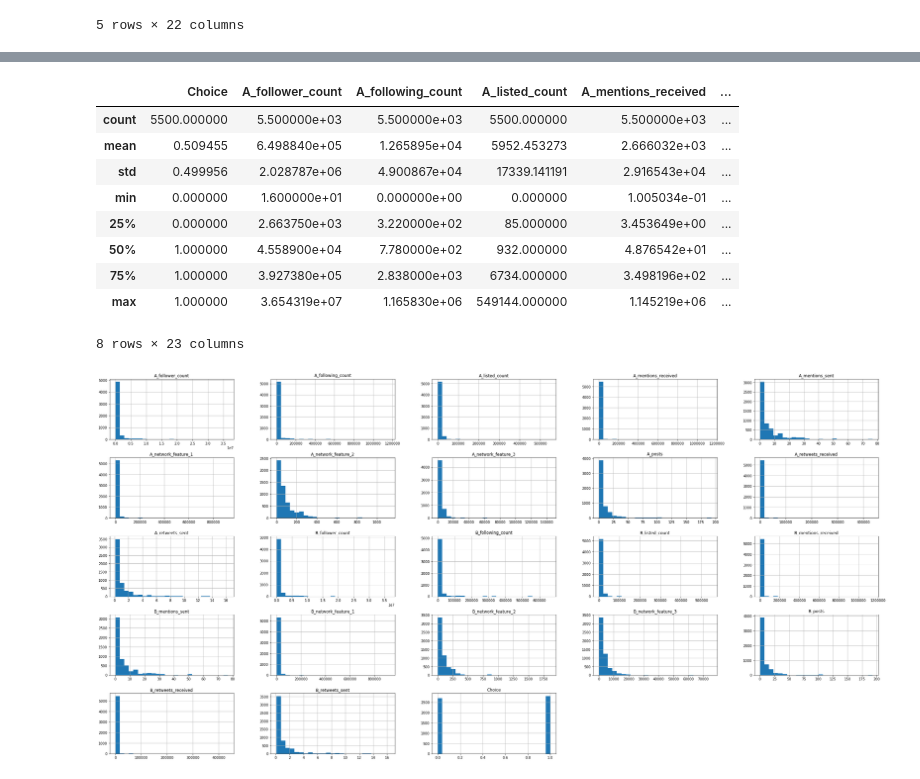
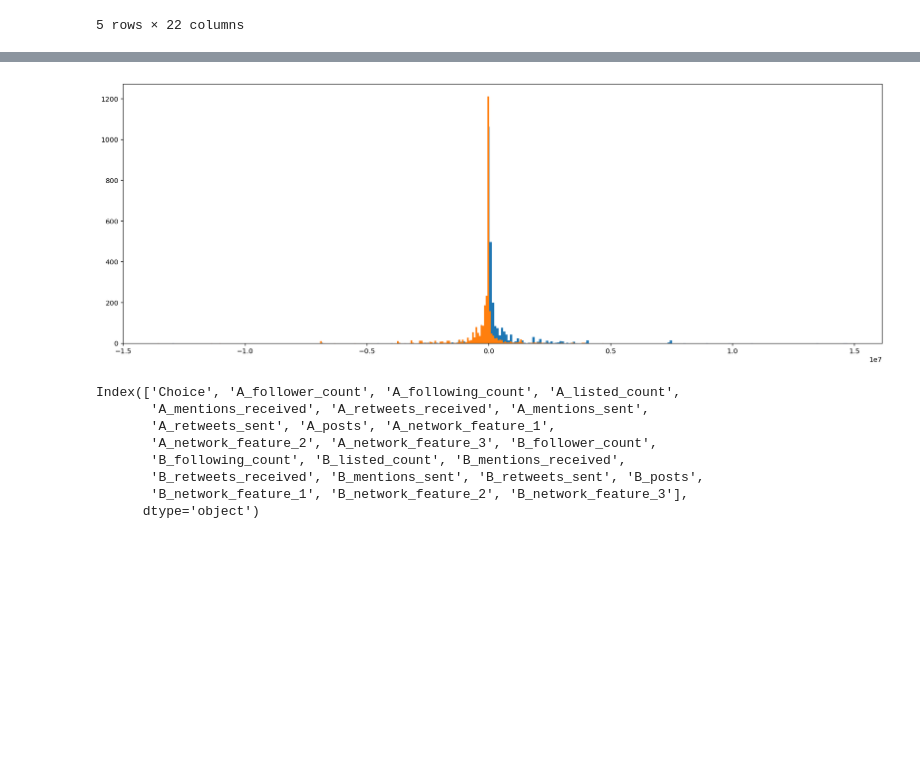
Before and after one commit to JakeTheWise/socialitics, a Jupyter notebook: proj1/q1/q1.ipynb, the cells around one changed output, grey strips where cells are left out. Drawn from its saved outputs; the diff is of its cells as text; code cells hidden in the pictures; blank space fills up the shorter version.

```diff
--- a/proj1/q1/q1.ipynb
+++ b/proj1/q1/q1.ipynb
@@ -33,25 +48,21 @@ print(final_test.shape)
+# %%
+from sklearn.discriminant_analysis import LinearDiscriminantAnalysis as LDA
+pipe = make_pipeline(StandardScaler(), LDA()).fit(train.drop('Choice',1), train.Choice)
+plt.hist(pipe.steps[1][1].transform(train[train.Choice==0].drop('Choice',1)), bins=300)
+plt.hist(pipe.steps[1][1].transform(train[train.Choice==1].drop('Choice',1)), bins=300);
+# %% [output]
+[figure, added]
 # %%
-train.describe()
+train.columns
 # %% [output]
-|  | Choice | A_follower_count | A_following_count | A_listed_count | A_mentions_received | ... |
-| count | 5500.000000 | 5.500000e+03 | 5.500000e+03 | 5500.000000 | 5.500000e+03 | ... |
-| mean | 0.509455 | 6.498840e+05 | 1.265895e+04 | 5952.453273 | 2.666032e+03 | ... |
-| std | 0.499956 | 2.028787e+06 | 4.900867e+04 | 17339.141191 | 2.916543e+04 | ... |
-| min | 0.000000 | 1.600000e+01 | 0.000000e+00 | 0.000000 | 1.005034e-01 | ... |
-| 25% | 0.000000 | 2.663750e+03 | 3.220000e+02 | 85.000000 | 3.453649e+00 | ... |
-| 50% | 1.000000 | 4.558900e+04 | 7.780000e+02 | 932.000000 | 4.876542e+01 | ... |
-| 75% | 1.000000 | 3.927380e+05 | 2.838000e+03 | 6734.000000 | 3.498196e+02 | ... |
-| max | 1.000000 | 3.654319e+07 | 1.165830e+06 | 549144.000000 | 1.145219e+06 | ... |
-8 rows × 23 columns
+Index(['Choice', 'A_follower_count', 'A_following_count', 'A_listed_count',
+       'A_mentions_received', 'A_retweets_received', 'A_mentions_sent',
+       'A_retweets_sent', 'A_posts', 'A_network_feature_1',
+       'A_network_feature_2', 'A_network_feature_3', 'B_follower_count',
+       'B_following_count', 'B_listed_count', 'B_mentions_received',
+       'B_retweets_received', 'B_mentions_sent', 'B_retweets_sent', 'B_posts',
+       'B_network_feature_1', 'B_network_feature_2', 'B_network_feature_3'],
+      dtype='object')
-# %%
-%matplotlib inline
-import matplotlib
-import matplotlib.pyplot as plt
-train.hist(bins=25, figsize=(40,20))
-# save_fig("attribute_histogram_plots")
-plt.show()
-# %% [output]
-[figure, removed]
 # %%
 #label '1' means A is more influential than B.
 #label 0 means B is more influential than A.
```
Also changed, not shown: parts of 13 cells of this notebook, 1 other file.
